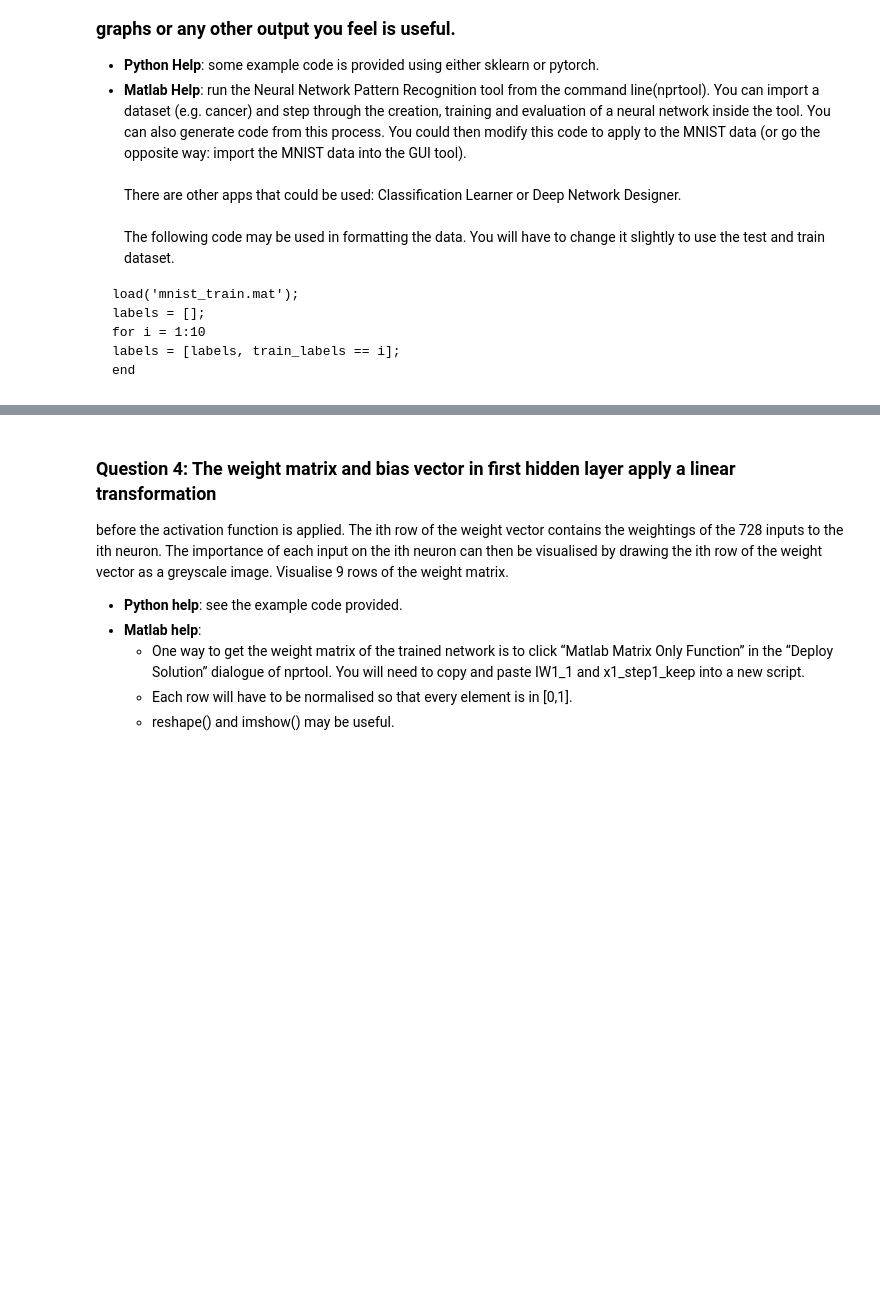
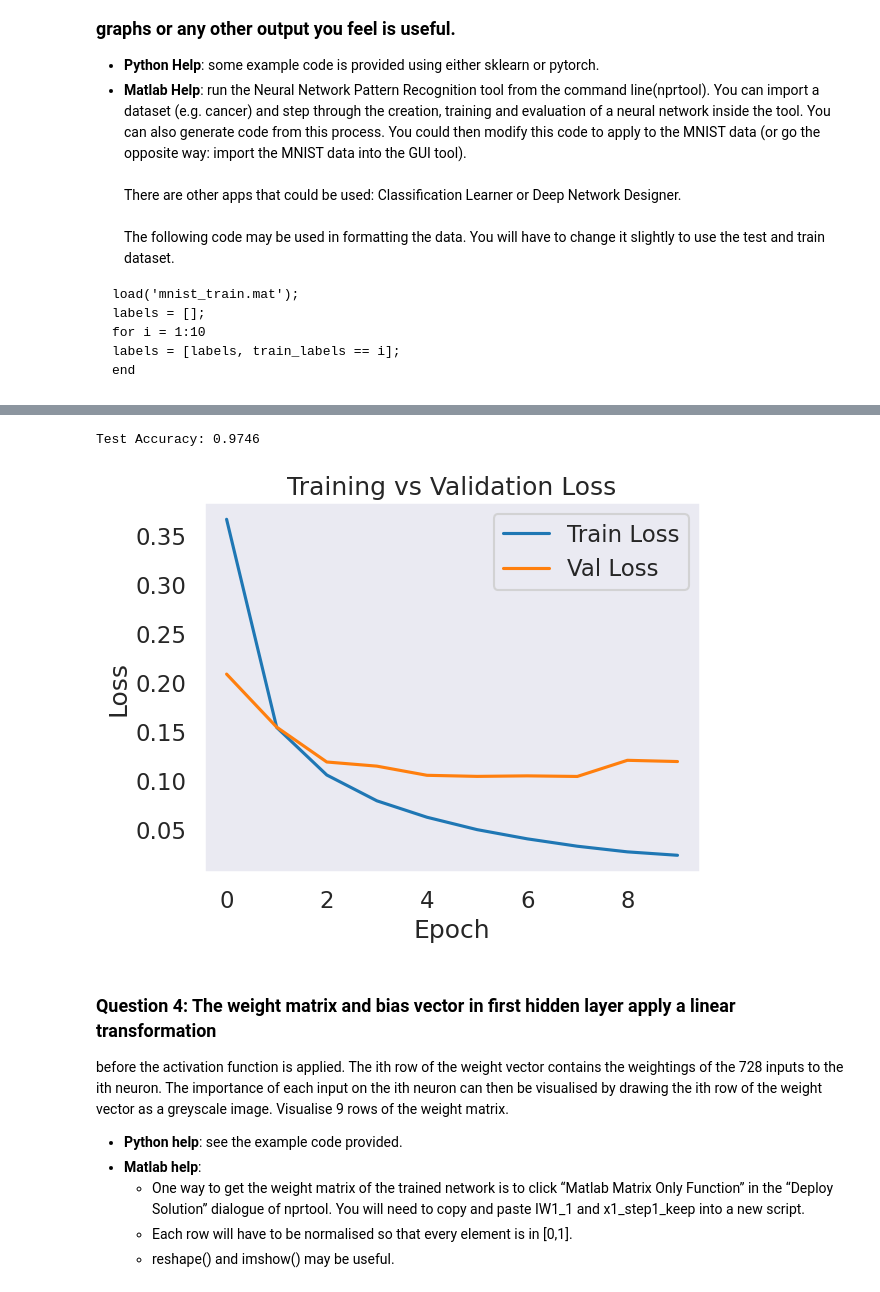
Before and after one commit to keys-i/COMP4702, a Jupyter notebook: src/W7.ipynb, the cells around one changed output, grey strips where cells are left out. Cells and saved outputs as stored; diff of their text form; code cells hidden in the pictures; blank space fills up the shorter version.

```diff
--- a/src/W7.ipynb
+++ b/src/W7.ipynb
@@ -44,3 +357,27 @@ end
+# %%
+model.eval()
+correct = 0
+with torch.no_grad():
+    for images, labels in test_loader:
+        images, labels = images.to(device), labels.to(device)
+        output = model(images)
+        pred = output.argmax(dim=1)
+        correct += (pred == labels).sum().item()
+
+test_acc = correct / len(test_data)
+print(f"Test Accuracy: {test_acc:.4f}")
+# %% [output]
+Test Accuracy: 0.9746
+# %%
+plt.plot(train_losses, label='Train Loss')
+plt.plot(val_losses, label='Val Loss')
+plt.xlabel("Epoch")
+plt.ylabel("Loss")
+plt.legend()
+plt.title("Training vs Validation Loss")
+plt.show()
+# %% [output]
+[figure, added]
 # %% [markdown]
 ### Question 4: The weight matrix and bias vector in first hidden layer apply a linear transformation
 before the activation function is applied. The ith row of the weight vector contains the weightings
```
Also changed, not shown: parts of 9 cells of this notebook.
